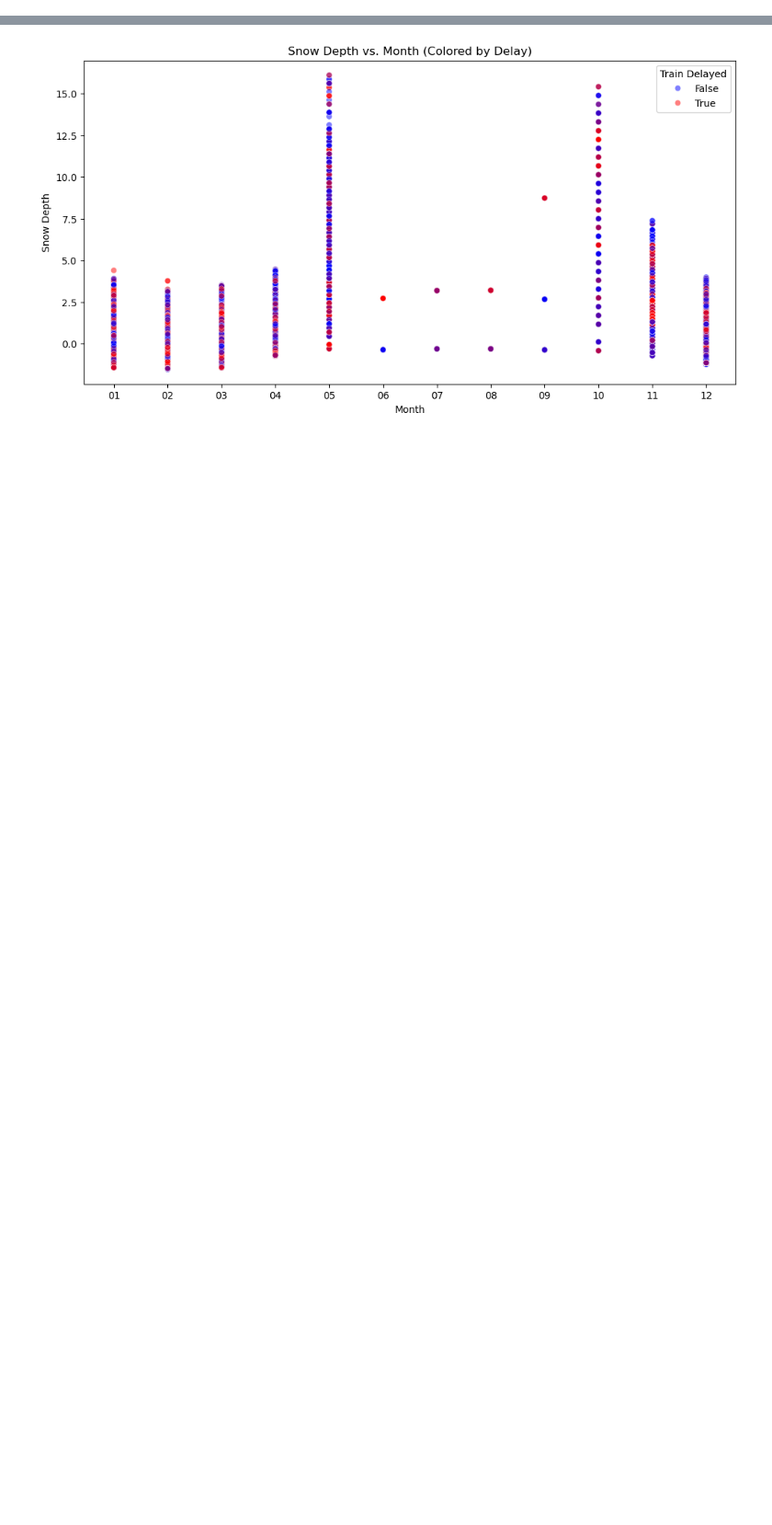
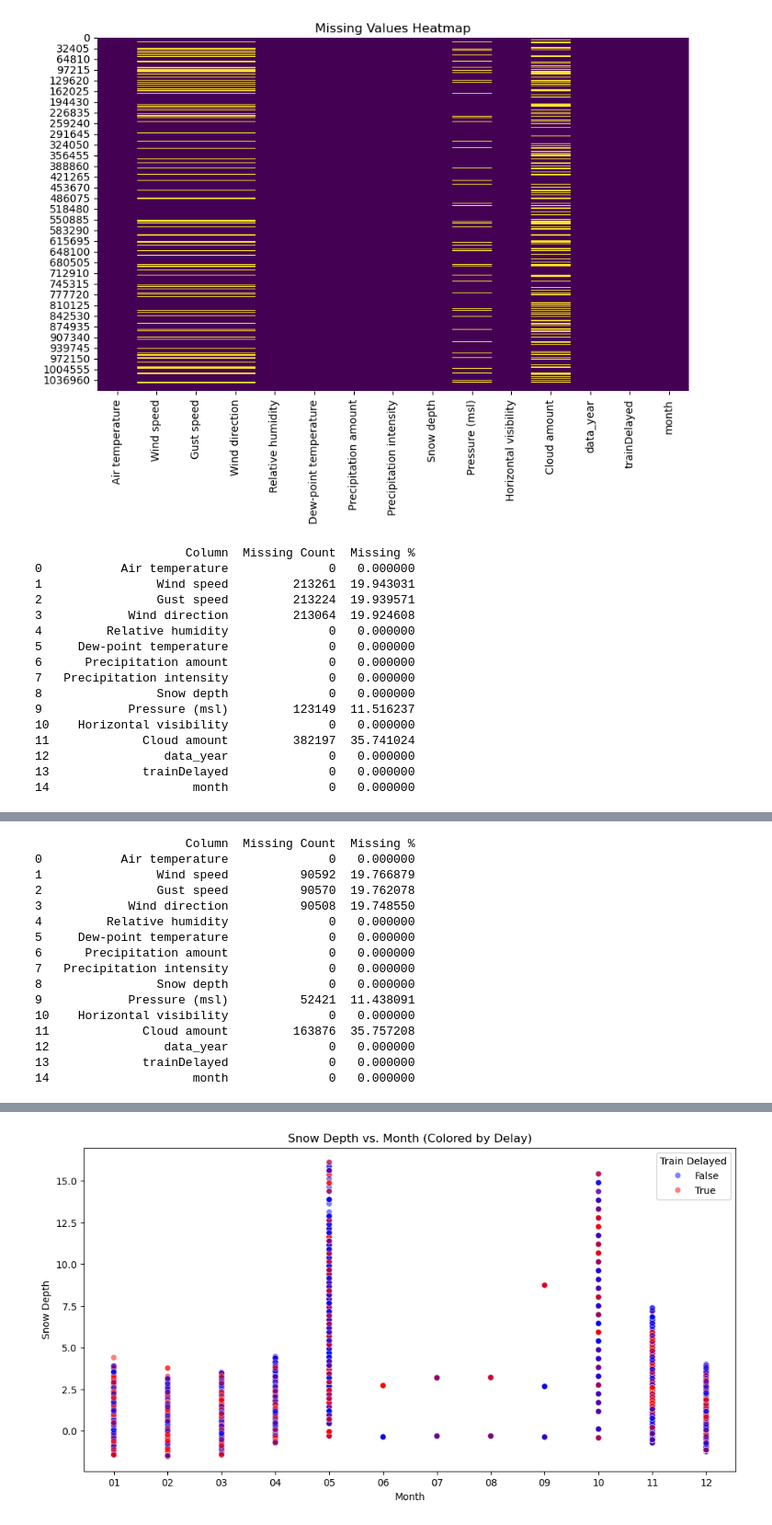
Before and after one commit to borinvini/Railway-FMI-Data_training, a Jupyter notebook: src/snow_depth_analysis.ipynb, the cells around one changed output, grey strips where cells are left out. Shown at 92% size. Drawn from its saved outputs; the diff is of its cells as text; code cells hidden in the pictures; blank space fills up the shorter version.

Commit message:
Updated analysis notebook with missing value calculations

```diff
--- a/src/snow_depth_analysis.ipynb
+++ b/src/snow_depth_analysis.ipynb
@@ -60,7 +41,7 @@ d:\Oulu MSc\Summer Internship 2025\Railway-FMI-Data_training\data\output\preproc
 def load_monthly_data(file_path):
     """Load data for a specific month and select relevant columns."""
     df = pd.read_csv(file_path)
-    return df[['Snow depth', DEFAULT_TARGET_FEATURE, 'data_year']]
+    return df
 
 # Load train data
 train_data = {}
@@ -151,0 +127,56 @@ train_combined.tail()
+# %%
+import pandas as pd
+import matplotlib.pyplot as plt
+import seaborn as sns
+
+def check_missing_data_info(df, p_fig=True):
+    """
+    Returns missing data info and a heatmap figure for the given DataFrame.
+
+    Parameters:
+        df (pd.DataFrame): The DataFrame to check for missing data.
+
+    Returns:
+        missing_info (pd.DataFrame): DataFrame with columns ['Column', 'Missing Count', 'Missing %'].
+    """
+    # Calculate missing data info
+    missing_counts = df.isnull().sum()
+    missing_percents = (missing_counts / len(df)) * 100
+    missing_info = pd.DataFrame({
+        'Column': missing_counts.index,
+        'Missing Count': missing_counts.values,
+        'Missing %': missing_percents.values
+    })
+
+    if p_fig == True:
+        # Create the heatmap figure
+        fig, ax = plt.subplots(figsize=(10, 6))
+        sns.heatmap(df.isnull(), cbar=False, cmap='viridis', ax=ax)
+        ax.set_title('Missing Values Heatmap')
+        plt.show(fig)
+
+    return missing_info
+# %%
+missing_info_train = check_missing_data_info(train_combined, p_fig=True)
+print(f'{missing_info_train}\n')
+
+missing_info_test = check_missing_data_info(test_combined, p_fig=True)
+print(f'{missing_info_test}\n')
+# %% [output]
+[figure, added]
+                     Column  Missing Count  Missing %
+0           Air temperature              0   0.000000
+1                Wind speed         213261  19.943031
+2                Gust speed         213224  19.939571
+3            Wind direction         213064  19.924608
+4         Relative humidity              0   0.000000
+5     Dew-point temperature              0   0.000000
+6      Precipitation amount              0   0.000000
+7   Precipitation intensity              0   0.000000
+8                Snow depth              0   0.000000
+9            Pressure (msl)         123149  11.516237
+10    Horizontal visibility              0   0.000000
+11             Cloud amount         382197  35.741024
+12                data_year              0   0.000000
+13             trainDelayed              0   0.000000
+14                    month              0   0.000000
@@ -151,0 +184,16 @@ train_combined.tail()
+                     Column  Missing Count  Missing %
+0           Air temperature              0   0.000000
+1                Wind speed          90592  19.766879
+2                Gust speed          90570  19.762078
+3            Wind direction          90508  19.748550
+4         Relative humidity              0   0.000000
+5     Dew-point temperature              0   0.000000
+6      Precipitation amount              0   0.000000
+7   Precipitation intensity              0   0.000000
+8                Snow depth              0   0.000000
+9            Pressure (msl)          52421  11.438091
+10    Horizontal visibility              0   0.000000
+11             Cloud amount         163876  35.757208
+12                data_year              0   0.000000
+13             trainDelayed              0   0.000000
+14                    month              0   0.000000
```
Also changed, not shown: parts of 21 cells of this notebook.
